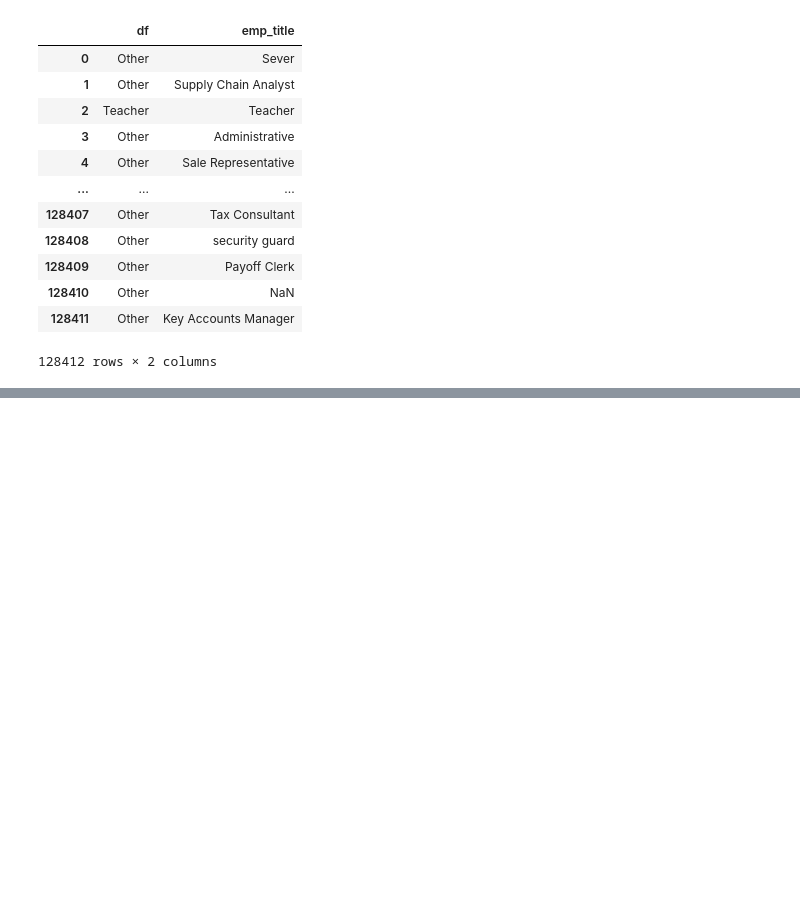
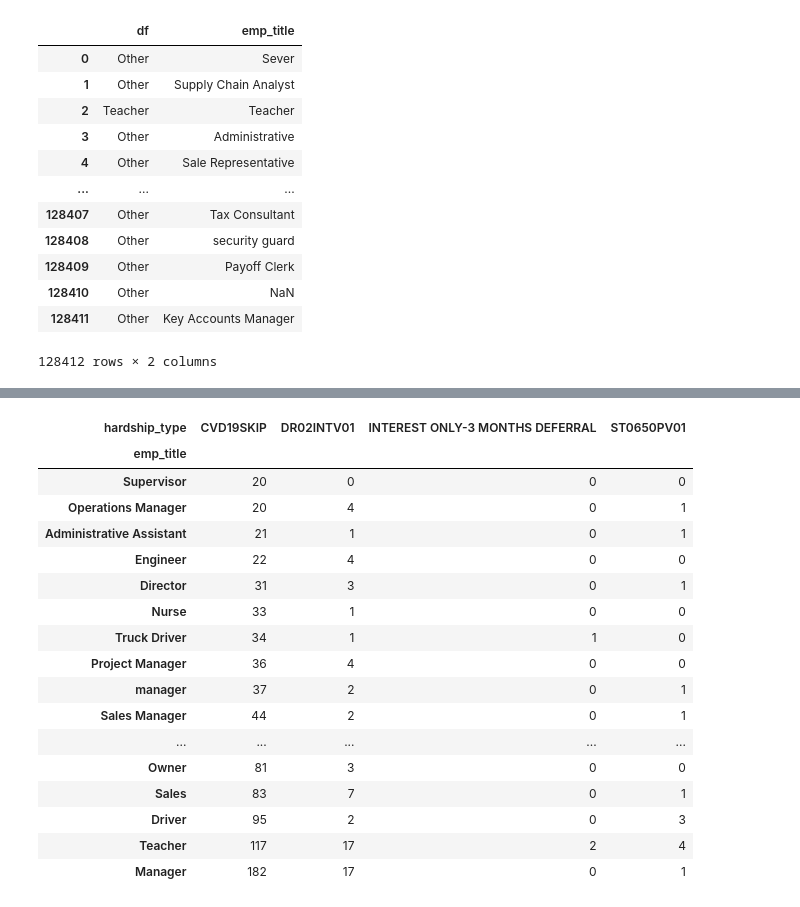
Before and after one commit to JoshuaHaga/DS-Unit-1-Sprint-1-Data-Wrangling-and-Storytelling, a Jupyter notebook: module2-make-features/LS_DS_112_Make_Features_Assignment.ipynb, the cells around one changed output, grey strips where cells are left out. Drawn from its saved outputs; the diff is of its cells as text; code cells hidden in the pictures; blank space fills up the shorter version.

```diff
--- a/module2-make-features/LS_DS_112_Make_Features_Assignment.ipynb
+++ b/module2-make-features/LS_DS_112_Make_Features_Assignment.ipynb
@@ -311,0 +351,21 @@ loans[['df', 'emp_title']]
+# %%
+covidskip_job_sorted
+# %% [output]
+| hardship_type | CVD19SKIP | DR02INTV01 | INTEREST ONLY-3 MONTHS DEFERRAL | ST0650PV01 |
+| emp_title |  |  |  |  |
+| Supervisor | 20 | 0 | 0 | 0 |
+| Operations Manager | 20 | 4 | 0 | 1 |
+| Administrative Assistant | 21 | 1 | 0 | 1 |
+| Engineer | 22 | 4 | 0 | 0 |
+| Director | 31 | 3 | 0 | 1 |
+| Nurse | 33 | 1 | 0 | 0 |
+| Truck Driver | 34 | 1 | 1 | 0 |
+| Project Manager | 36 | 4 | 0 | 0 |
+| manager | 37 | 2 | 0 | 1 |
+| Sales Manager | 44 | 2 | 0 | 1 |
+| ... | ... | ... | ... | ... |
+| Owner | 81 | 3 | 0 | 0 |
+| Sales | 83 | 7 | 0 | 1 |
+| Driver | 95 | 2 | 0 | 3 |
+| Teacher | 117 | 17 | 2 | 4 |
+| Manager | 182 | 17 | 0 | 1 |
```
Also changed, not shown: parts of 11 cells of this notebook.
